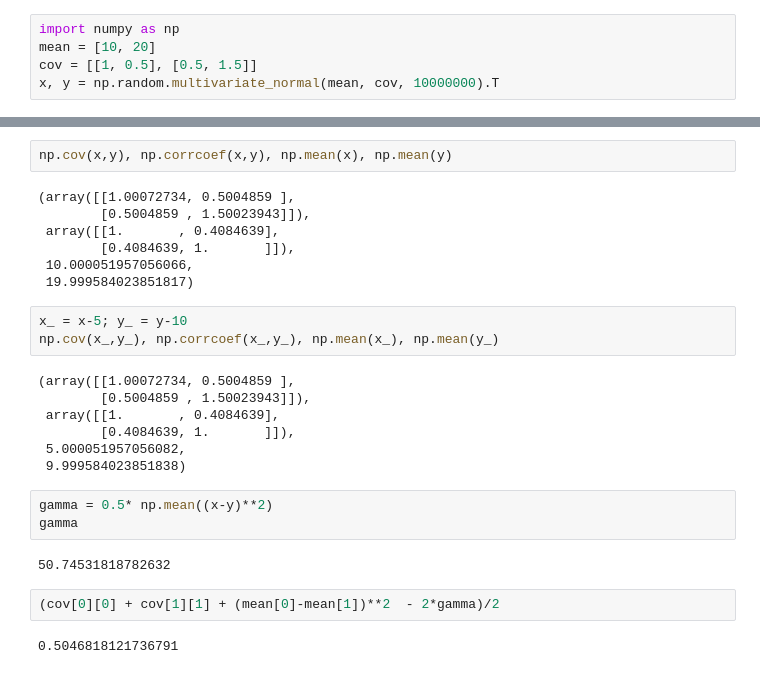
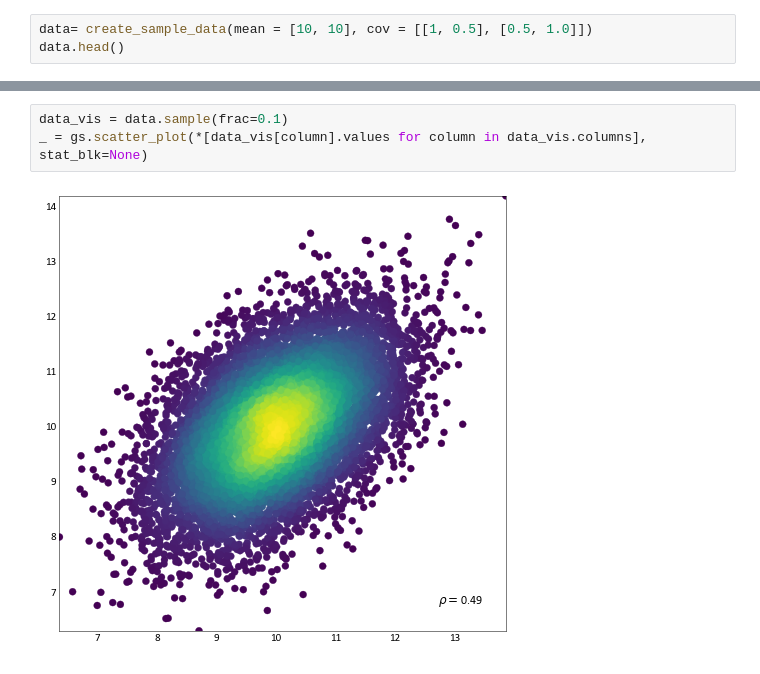
Before and after one commit to MHadavand/Lessons, a Jupyter notebook: Geostat/VariogramAndCovariance.ipynb, the cells around one changed output, grey strips where cells are left out. Cells and saved outputs as stored; diff of their text form.

```diff
--- a/Geostat/VariogramAndCovariance.ipynb
+++ b/Geostat/VariogramAndCovariance.ipynb
@@ -4,6 +74,4 @@ Introduction
 </h1>
 # %%
-import numpy as np
-mean = [10, 20]
-cov = [[1, 0.5], [0.5, 1.5]]
-x, y = np.random.multivariate_normal(mean, cov, 10000000).T
+data= create_sample_data(mean = [10, 10], cov = [[1, 0.5], [0.5, 1.0]])
+data.head()
@@ -10,28 +85,5 @@ x, y = np.random.multivariate_normal(mean, cov, 10000000).T
-# %%
-np.cov(x,y), np.corrcoef(x,y), np.mean(x), np.mean(y)
-# %% [output]
-(array([[1.00072734, 0.5004859 ],
-        [0.5004859 , 1.50023943]]),
- array([[1.       , 0.4084639],
-        [0.4084639, 1.       ]]),
- 10.000051957056066,
- 19.999584023851817)
-# %%
-x_ = x-5; y_ = y-10
-np.cov(x_,y_), np.corrcoef(x_,y_), np.mean(x_), np.mean(y_)
-# %% [output]
-(array([[1.00072734, 0.5004859 ],
-        [0.5004859 , 1.50023943]]),
- array([[1.       , 0.4084639],
-        [0.4084639, 1.       ]]),
- 5.000051957056082,
- 9.999584023851838)
-# %%
-gamma = 0.5* np.mean((x-y)**2)
-gamma
-# %% [output]
-50.74531818782632
-# %%
-(cov[0][0] + cov[1][1] + (mean[0]-mean[1])**2  - 2*gamma)/2
-# %% [output]
-0.5046818121736791
+# %%
+data_vis = data.sample(frac=0.1)
+_ = gs.scatter_plot(*[data_vis[column].values for column in data_vis.columns], stat_blk=None)
+# %% [output]
+[figure, added]
```
Also changed, not shown: parts of 11 cells of this notebook.
